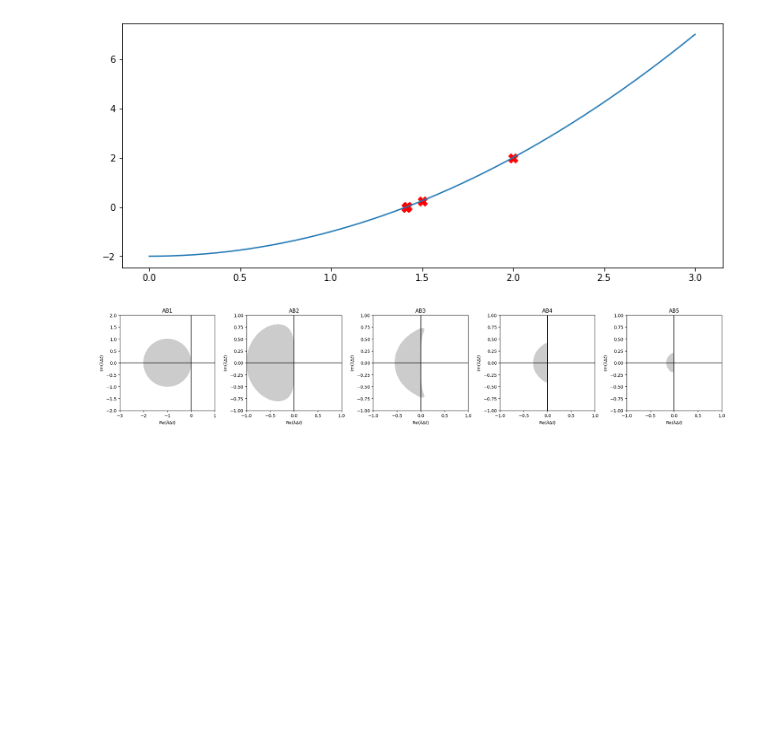
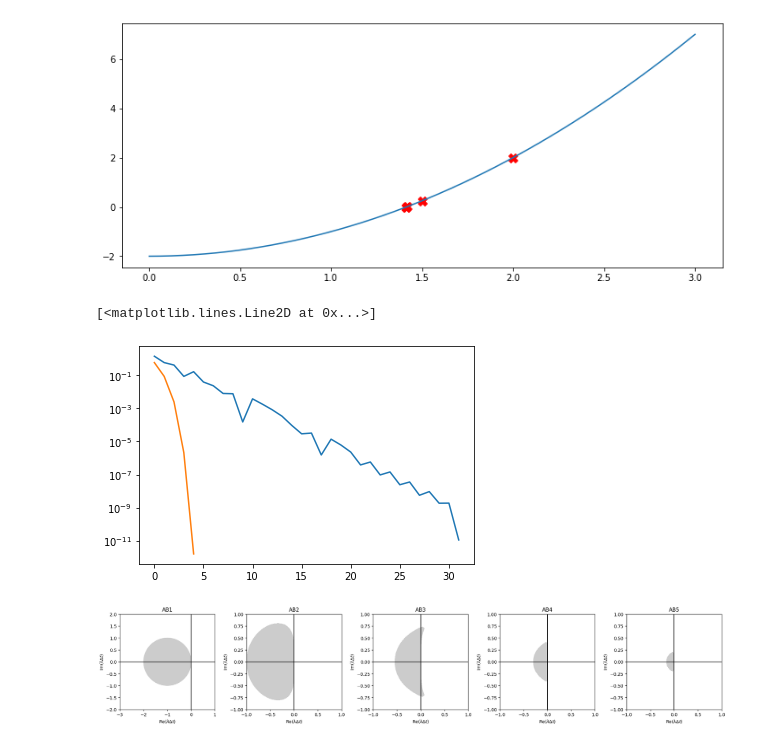
Before and after one commit to tristanpang/numerical-methods-notes, a Jupyter notebook: figures/figures.ipynb, the cells around one changed output. Cells and saved outputs as stored; diff of their text form; code cells hidden in the pictures; blank space fills up the shorter version.

```diff
--- a/figures/figures.ipynb
+++ b/figures/figures.ipynb
@@ -16,9 +73,11 @@ def newton(f, fp, x0, steps=50, tol=1e-10, local=True):
 
     # main loop
     while i < steps and np.abs(f(xn[-1])) > tol:
-        xn.append(xn[-1] - f(xn[-1])/fp(xn[-1])) # Newton step
+        xn.append(xn[-1] - f(xn[-1])/fp(xn[-1]))  # Newton step
+
         if not local:
             xn.pop(0)
+        i+=1
 
     if local:
         return np.array(xn)
@@ -39,6 +99,17 @@ plt.show()
 # %% [output]
 [2.         1.5        1.41666667 1.41421569 1.41421356]
 [figure]
+# %%
+cn = bisection(f, 0, 2)
+err = np.abs(cn - np.sqrt(2))
+plt.plot(err)
+xn = newton(f, fp, 2)
+err = xn - np.sqrt(2)
+plt.yscale('log')
+plt.plot(err)
+# %% [output]
+[<matplotlib.lines.Line2D at 0x...>]
+[figure, added]
 # %%
 ### Adapted from
 # https://commons.wikimedia.org/wiki/File:Stability_region_for_BDF1.svg
```
Also changed, not shown: parts of 3 cells of this notebook, 2 other files.
